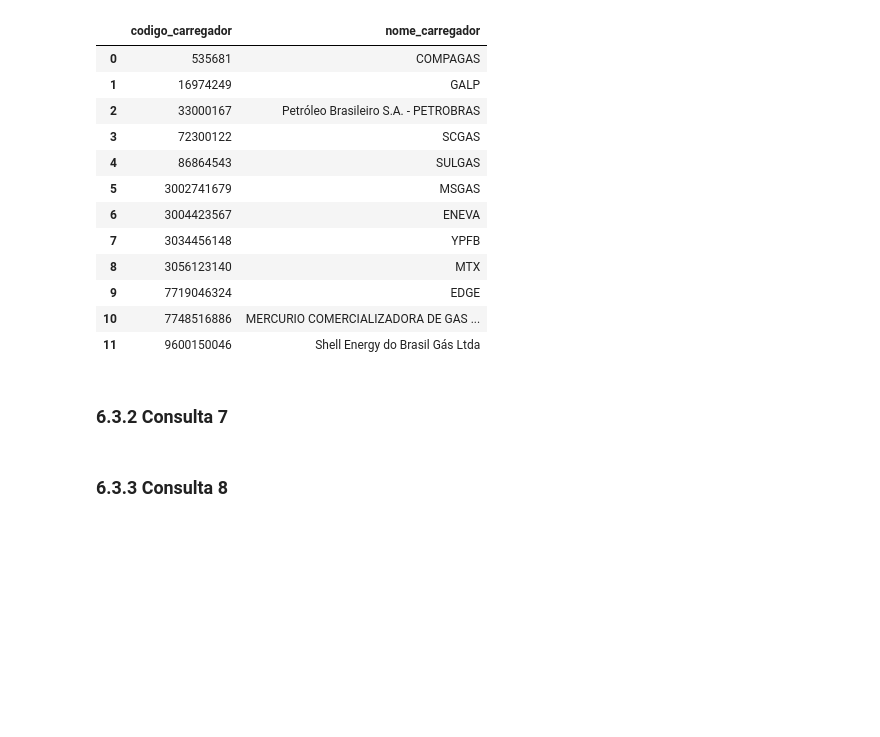
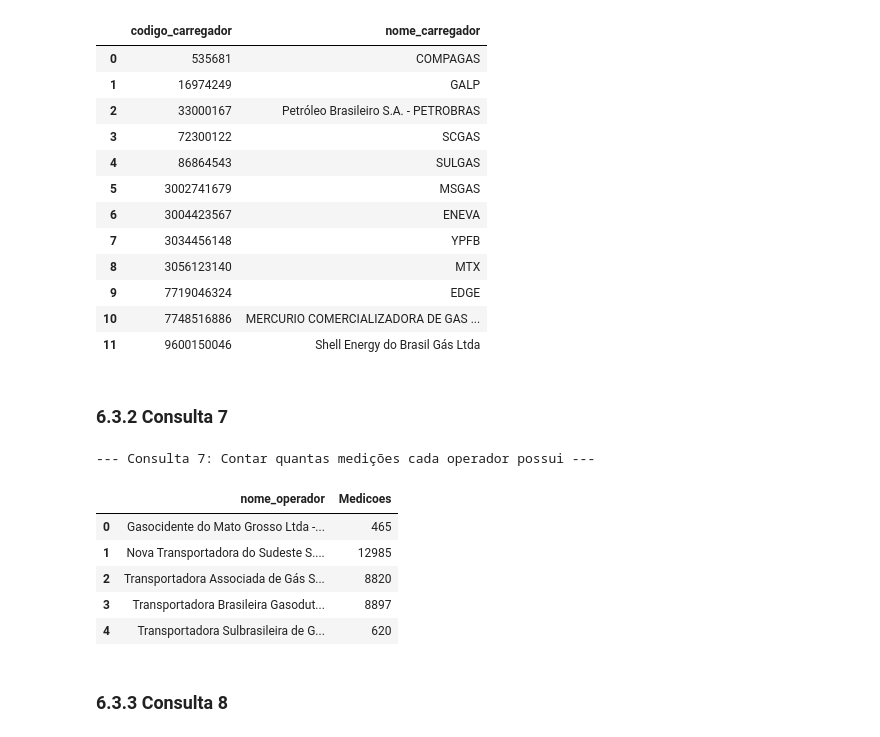
Before and after one commit to RaphaelLeivas/ibd-2025-1, a Jupyter notebook: TP2/tp2_template.ipynb, the cells around one changed output. Drawn from its saved outputs; the diff is of its cells as text; code cells hidden in the pictures; blank space fills up the shorter version.

```diff
--- a/TP2/tp2_template.ipynb
+++ b/TP2/tp2_template.ipynb
@@ -291,5 +291,35 @@ df6
 | 11 | 9600150046 | Shell Energy do Brasil Gás Ltda |
 # %% [markdown]
 ### 6.3.2 Consulta 7
+# %%
+print("--- Consulta 7: Contar quantas medições cada operador possui ---")
+conn = sqlite3.connect('gas_data.db')
+
+query7 = """
+SELECT
+    O.nome_operador,
+    COUNT(M.codigo_medicao) as Medicoes
+FROM
+    Medicao as M
+INNER JOIN
+    Instalacao_Gasoduto as IG ON IG.codigo_instalacao_gasoduto = M.codigo_instalacao_gasoduto
+INNER JOIN
+    Operador as O ON IG.codigo_operador = O.codigo_operador
+GROUP BY O.nome_operador
+"""
+
+df7 = pd.read_sql_query(query7, conn)
+
+conn.close()
+
+df7
+# %% [output]
+--- Consulta 7: Contar quantas medições cada operador possui ---
+|  | nome_operador | Medicoes |
+| 0 | Gasocidente do Mato Grosso Ltda -... | 465 |
+| 1 | Nova Transportadora do Sudeste S.... | 12985 |
+| 2 | Transportadora Associada de Gás S... | 8820 |
+| 3 | Transportadora Brasileira Gasodut... | 8897 |
+| 4 | Transportadora Sulbrasileira de G... | 620 |
 # %% [markdown]
 ### 6.3.3 Consulta 8
```
Also changed, not shown: parts of 4 cells of this notebook.
